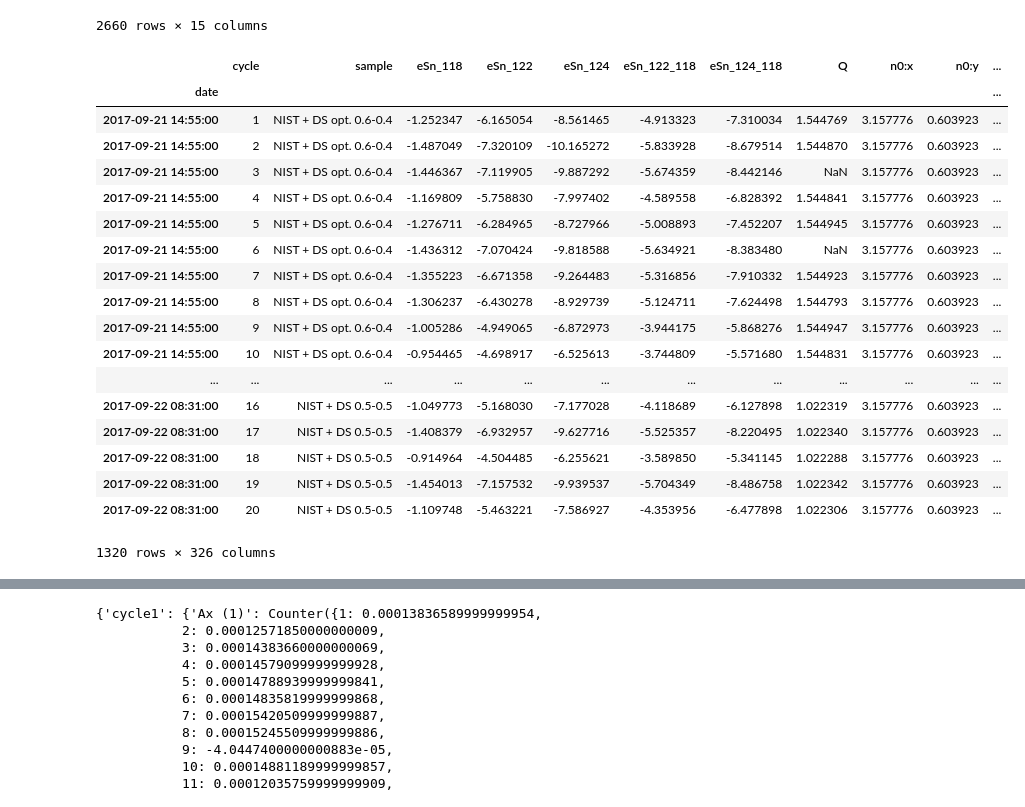
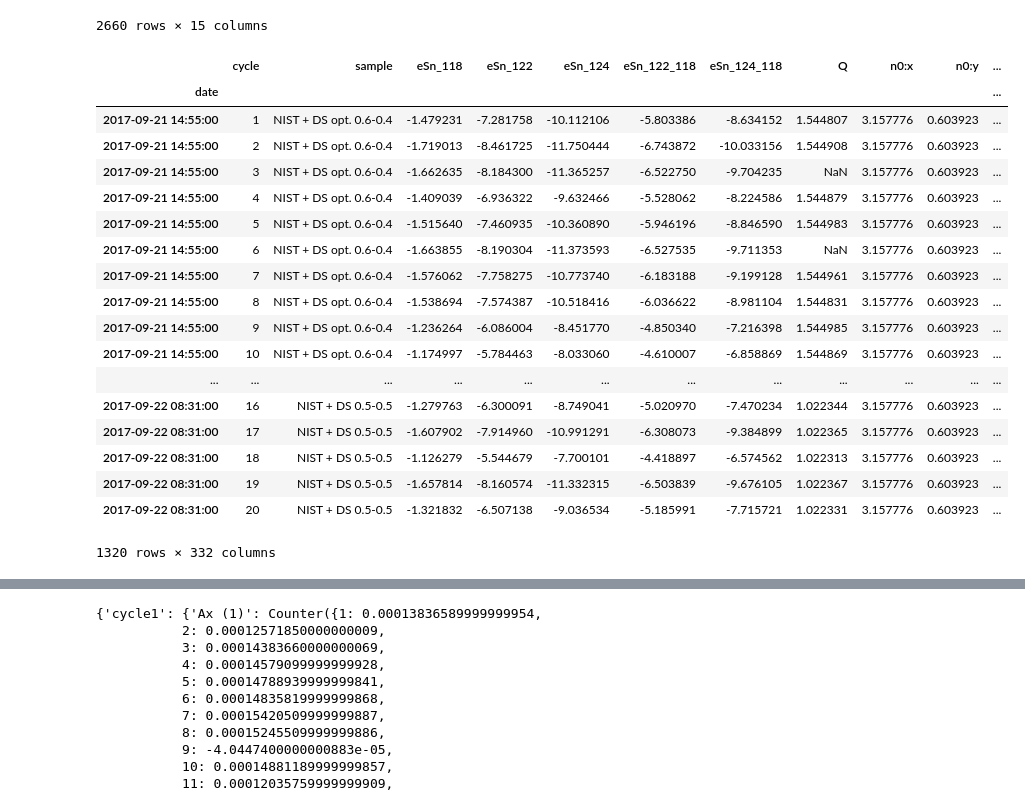
Before and after one commit to Marfster/Double_Spike_sim, a Jupyter notebook: DS_inversion.ipynb, the cells around one changed output, grey strips where cells are left out. Saved outputs shown, nothing was run; the diff lists cells and outputs as text; code cells hidden in the pictures.

```diff
--- a/DS_inversion.ipynb
+++ b/DS_inversion.ipynb
@@ -48,12 +47,12 @@ cup_config = cycles_spike
 mass_range = cycle_Sn_spike_mass_range
 
 # Isotopes used for Interference correction
-corr_isotopes_2 = {"Te" : "126", "Xe" : "129"}
+corr_isotopes_2 = {"Te" : "125", "Xe" : "129"}
 #corr_isotopes_2 = {}
 #corr_isotopes_Sb = {"Te": "125"}
 
 denom_isotope = "117"
-Sn_monitor = ["126"]
+Sn_monitor = ["125"]
 
 #def eval_iso_list(isotopes_list, denom_isotope, monitor_iso):
 #    isotope_den = denom_isotope
@@ -66,18 +65,23 @@ Sn_monitor = ["126"]
 #isotope_ls = eval_iso_list(Sn_isotopes, denom_isotope, Sn_monitor)
 
 #data_sample_column = [(i + "/" + denom_isotope) for i in isotope_ls]
-isotopes = [["118", "122", "124"]]
+isotopes = [["118", "119", "120", "122", "124"]]
 
 # Amount of interations for estimation of instrumental and natural fractionation
 loop_nat = 3
 loop_ins = 6
 # assumended instrumental and natural fractionation
-start_nat = -0.1
-start_ins = -2
+start_nat = -0.1 #start_nat = -0.1
+start_ins = -2 #start_ins = 2
 # isotope ratio used for calculation of instrumental and natural fractionation [denominator[x, y, z]] e.g. [117,[118, 122, 124]] x = 118/117
 inv_iso_ratio = 'x'
 
+# Mass fractionation law ("exp" or "GPL")
+law = "exp"
 
+# n for GPL
+n_GPL_ins = 0.1
+n_GPL_nat = 0.001
 
 # Interference_corr on the denominator isotope
 isotope_denom_corr = False
@@ -181,7 +190,7 @@ for sample in sample_ls:
         df_bgd_2 = blk_2.data_zero_corr(blk2)
 
         # Defines evaluation class with all evaluation methods present
-        new_corr = evaluation(df_zero, cycles, isotopes, cup_config, database, mass_range, corr_isotopes_2 , denom_corr_ratio)
+        new_corr = evaluation(df_zero, cycles, isotopes, cup_config, database, mass_range, corr_isotopes_2 , denom_corr_ratio, law, n_GPL_ins)
         # Outlier correction on signals of blank measurements
         df_bgd_1 = new_corr.mad_outlier_rejection_dict(df_bgd_1)
         df_bgd_2 = new_corr.mad_outlier_rejection_dict(df_bgd_2)
@@ -193,10 +202,10 @@ for sample in sample_ls:
         # Substracts baselines of signals
         df_zero = df.data_zero_corr(sample)
         # Defines evaluation class with all evaluation methods present
-        new_corr = evaluation(df_zero, cycles, isotopes, cup_config, database, mass_range, corr_isotopes_2 , denom_corr_ratio)
+        new_corr = evaluation(df_zero, cycles, isotopes, cup_config, database, mass_range, corr_isotopes_2 , denom_corr_ratio, law, n_GPL_ins)
 
     # Gives zero_corrected Signals back & writes it in a dataframe
-    data_sample_raw = new_corr.raw_signals(denom_isotope)
+    data_sample_raw = new_corr.raw_signals_all()
     data_sample_raw = pd.DataFrame.from_dict(data_sample_raw, orient = 'index')
     data_sample_raw = new_corr.mad_outlier_rejection(data_sample_raw)
 
@@ -205,7 +214,7 @@ for sample in sample_ls:
     # raw ratios from dataframe in dictionary for data handling
     data_sample = pd.DataFrame.from_dict(data_sample, orient = 'index')
     # First DS-inversion without interference correction
-    data_spike_obj = calc_dspike_sample(Sn_meas_obj, data_sample, spike_obj, Sn_mass_obj, spikeSn_ls , denom_isotope)
+    data_spike_obj = calc_dspike_sample(Sn_meas_obj, data_sample, spike_obj, Sn_mass_obj, spikeSn_ls , denom_isotope, law, n_GPL_ins, n_GPL_nat)
     data_spike_calc = data_spike_obj.dspike_corr(loop_nat, loop_ins, start_nat, start_ins, inv_iso_ratio)
     # Beta for interference correction
     beta = data_spike_calc["frac_ins_x2.5"]
@@ -214,7 +223,7 @@ for sample in sample_ls:
     # interference corrected raw ratios
     data_corr_raw = pd.DataFrame.from_dict(spike_corr, orient = 'index')
     # Second DS-inversion
-    data_spike_obj = calc_dspike_sample(Sn_meas_obj, data_corr_raw, spike_obj, Sn_mass_obj, spikeSn_ls , denom_isotope)
+    data_spike_obj = calc_dspike_sample(Sn_meas_obj, data_corr_raw, spike_obj, Sn_mass_obj, spikeSn_ls , denom_isotope, law, n_GPL_ins, n_GPL_nat)
     data_spike_calc_2 = data_spike_obj.dspike_corr(loop_nat, loop_ins, start_nat, start_ins, inv_iso_ratio)
     #Calculation of eSn
     data_spike_calc_2["eSn_118"] = ((data_spike_calc_2["Nr2:x"]/data_spike_calc_2["n0:x"])-1)*10000
@@ -244,36 +253,36 @@ for sample in sample_ls:
 # %%
 df_DS_inv = df_DS_inv.set_index("date")
 columns = ["cycle", "sample", "eSn_118", "eSn_122", "eSn_124", "eSn_122_118","eSn_124_118", "Q"]
-columns.extend(df_DS_inv.drop(["cycle", "sample", "eSn_118", "eSn_122", "eSn_124", "eSn_122_118", "eSn_124_118", "Q"], axis=1).columns)
+columns.extend(df_DS_inv.drop(["cycle", "sample", "eSn_118", "eSn_122", "eSn_124", "eSn_122_118", "eSn_124_118", "Q", "121", "123", "127", "131"], axis=1).columns)
 df_DS_inv_sub = pd.DataFrame(df_DS_inv, columns = columns)
 
 #df_internal_sub["Cd/Sn"] = (df_internal_norm["111"]/12.722)/(df_internal_norm["118"]/24.223)
-#df_internal_sub["Te/Sn"] = (df_internal_norm["125"]/7.0509)/(df_internal_norm["118"]/24.223)
+df_DS_inv_sub["Te/Sn_nat"] = (df_DS_inv["125"]/7.0509)/(df_DS_inv["118"]/24.223)
 
 #df_internal_sub["Te/Sn"] = (df_internal_norm["126"]/18.8066)/(df_internal_norm["118"]/24.223)
 #df_internal_sub = df_internal_sub[df_internal_sub["118"] >= 7]
 #df_external_sub.to_csv(path_sav + "Sn_H9_L4_internal_corr_all.csv")
 df_DS_inv_sub
 # %% [output]
 |  | cycle | sample | eSn_118 | eSn_122 | eSn_124 | eSn_122_118 | eSn_124_118 | Q | n0:x | n0:y | ... |
 | date |  |  |  |  |  |  |  |  |  |  | ... |
-| 2017-09-21 14:55:00 | 1 | NIST + DS opt. 0.6-0.4 | -1.252347 | -6.165054 | -8.561465 | -4.913323 | -7.310034 | 1.544769 | 3.157776 | 0.603923 | ... |
-| 2017-09-21 14:55:00 | 2 | NIST + DS opt. 0.6-0.4 | -1.487049 | -7.320109 | -10.165272 | -5.833928 | -8.679514 | 1.544870 | 3.157776 | 0.603923 | ... |
-| 2017-09-21 14:55:00 | 3 | NIST + DS opt. 0.6-0.4 | -1.446367 | -7.119905 | -9.887292 | -5.674359 | -8.442146 | NaN | 3.157776 | 0.603923 | ... |
-| 2017-09-21 14:55:00 | 4 | NIST + DS opt. 0.6-0.4 | -1.169809 | -5.758830 | -7.997402 | -4.589558 | -6.828392 | 1.544841 | 3.157776 | 0.603923 | ... |
-| 2017-09-21 14:55:00 | 5 | NIST + DS opt. 0.6-0.4 | -1.276711 | -6.284965 | -8.727966 | -5.008893 | -7.452207 | 1.544945 | 3.157776 | 0.603923 | ... |
-| 2017-09-21 14:55:00 | 6 | NIST + DS opt. 0.6-0.4 | -1.436312 | -7.070424 | -9.818588 | -5.634921 | -8.383480 | NaN | 3.157776 | 0.603923 | ... |
-| 2017-09-21 14:55:00 | 7 | NIST + DS opt. 0.6-0.4 | -1.355223 | -6.671358 | -9.264483 | -5.316856 | -7.910332 | 1.544923 | 3.157776 | 0.603923 | ... |
-| 2017-09-21 14:55:00 | 8 | NIST + DS opt. 0.6-0.4 | -1.306237 | -6.430278 | -8.929739 | -5.124711 | -7.624498 | 1.544793 | 3.157776 | 0.603923 | ... |
-| 2017-09-21 14:55:00 | 9 | NIST + DS opt. 0.6-0.4 | -1.005286 | -4.949065 | -6.872973 | -3.944175 | -5.868276 | 1.544947 | 3.157776 | 0.603923 | ... |
-| 2017-09-21 14:55:00 | 10 | NIST + DS opt. 0.6-0.4 | -0.954465 | -4.698917 | -6.525613 | -3.744809 | -5.571680 | 1.544831 | 3.157776 | 0.603923 | ... |
+| 2017-09-21 14:55:00 | 1 | NIST + DS opt. 0.6-0.4 | -1.479231 | -7.281758 | -10.112106 | -5.803386 | -8.634152 | 1.544807 | 3.157776 | 0.603923 | ... |
+| 2017-09-21 14:55:00 | 2 | NIST + DS opt. 0.6-0.4 | -1.719013 | -8.461725 | -11.750444 | -6.743872 | -10.033156 | 1.544908 | 3.157776 | 0.603923 | ... |
+| 2017-09-21 14:55:00 | 3 | NIST + DS opt. 0.6-0.4 | -1.662635 | -8.184300 | -11.365257 | -6.522750 | -9.704235 | NaN | 3.157776 | 0.603923 | ... |
+| 2017-09-21 14:55:00 | 4 | NIST + DS opt. 0.6-0.4 | -1.409039 | -6.936322 | -9.632466 | -5.528062 | -8.224586 | 1.544879 | 3.157776 | 0.603923 | ... |
+| 2017-09-21 14:55:00 | 5 | NIST + DS opt. 0.6-0.4 | -1.515640 | -7.460935 | -10.360890 | -5.946196 | -8.846590 | 1.544983 | 3.157776 | 0.603923 | ... |
+| 2017-09-21 14:55:00 | 6 | NIST + DS opt. 0.6-0.4 | -1.663855 | -8.190304 | -11.373593 | -6.527535 | -9.711353 | NaN | 3.157776 | 0.603923 | ... |
+| 2017-09-21 14:55:00 | 7 | NIST + DS opt. 0.6-0.4 | -1.576062 | -7.758275 | -10.773740 | -6.183188 | -9.199128 | 1.544961 | 3.157776 | 0.603923 | ... |
+| 2017-09-21 14:55:00 | 8 | NIST + DS opt. 0.6-0.4 | -1.538694 | -7.574387 | -10.518416 | -6.036622 | -8.981104 | 1.544831 | 3.157776 | 0.603923 | ... |
+| 2017-09-21 14:55:00 | 9 | NIST + DS opt. 0.6-0.4 | -1.236264 | -6.086004 | -8.451770 | -4.850340 | -7.216398 | 1.544985 | 3.157776 | 0.603923 | ... |
+| 2017-09-21 14:55:00 | 10 | NIST + DS opt. 0.6-0.4 | -1.174997 | -5.784463 | -8.033060 | -4.610007 | -6.858869 | 1.544869 | 3.157776 | 0.603923 | ... |
 | ... | ... | ... | ... | ... | ... | ... | ... | ... | ... | ... | ... |
-| 2017-09-22 08:31:00 | 16 | NIST + DS 0.5-0.5 | -1.049773 | -5.168030 | -7.177028 | -4.118689 | -6.127898 | 1.022319 | 3.157776 | 0.603923 | ... |
-| 2017-09-22 08:31:00 | 17 | NIST + DS 0.5-0.5 | -1.408379 | -6.932957 | -9.627716 | -5.525357 | -8.220495 | 1.022340 | 3.157776 | 0.603923 | ... |
-| 2017-09-22 08:31:00 | 18 | NIST + DS 0.5-0.5 | -0.914964 | -4.504485 | -6.255621 | -3.589850 | -5.341145 | 1.022288 | 3.157776 | 0.603923 | ... |
-| 2017-09-22 08:31:00 | 19 | NIST + DS 0.5-0.5 | -1.454013 | -7.157532 | -9.939537 | -5.704349 | -8.486758 | 1.022342 | 3.157776 | 0.603923 | ... |
-| 2017-09-22 08:31:00 | 20 | NIST + DS 0.5-0.5 | -1.109748 | -5.463221 | -7.586927 | -4.353956 | -6.477898 | 1.022306 | 3.157776 | 0.603923 | ... |
+| 2017-09-22 08:31:00 | 16 | NIST + DS 0.5-0.5 | -1.279763 | -6.300091 | -8.749041 | -5.020970 | -7.470234 | 1.022344 | 3.157776 | 0.603923 | ... |
+| 2017-09-22 08:31:00 | 17 | NIST + DS 0.5-0.5 | -1.607902 | -7.914960 | -10.991291 | -6.308073 | -9.384899 | 1.022365 | 3.157776 | 0.603923 | ... |
+| 2017-09-22 08:31:00 | 18 | NIST + DS 0.5-0.5 | -1.126279 | -5.544679 | -7.700101 | -4.418897 | -6.574562 | 1.022313 | 3.157776 | 0.603923 | ... |
+| 2017-09-22 08:31:00 | 19 | NIST + DS 0.5-0.5 | -1.657814 | -8.160574 | -11.332315 | -6.503839 | -9.676105 | 1.022367 | 3.157776 | 0.603923 | ... |
+| 2017-09-22 08:31:00 | 20 | NIST + DS 0.5-0.5 | -1.321832 | -6.507138 | -9.036534 | -5.185991 | -7.715721 | 1.022331 | 3.157776 | 0.603923 | ... |
-1320 rows × 326 columns
+1320 rows × 332 columns
 # %%
 def SE(x):
     SE = np.std(x) / x.count()
```
Also changed, not shown: parts of 18 cells of this notebook, 1 other file.
